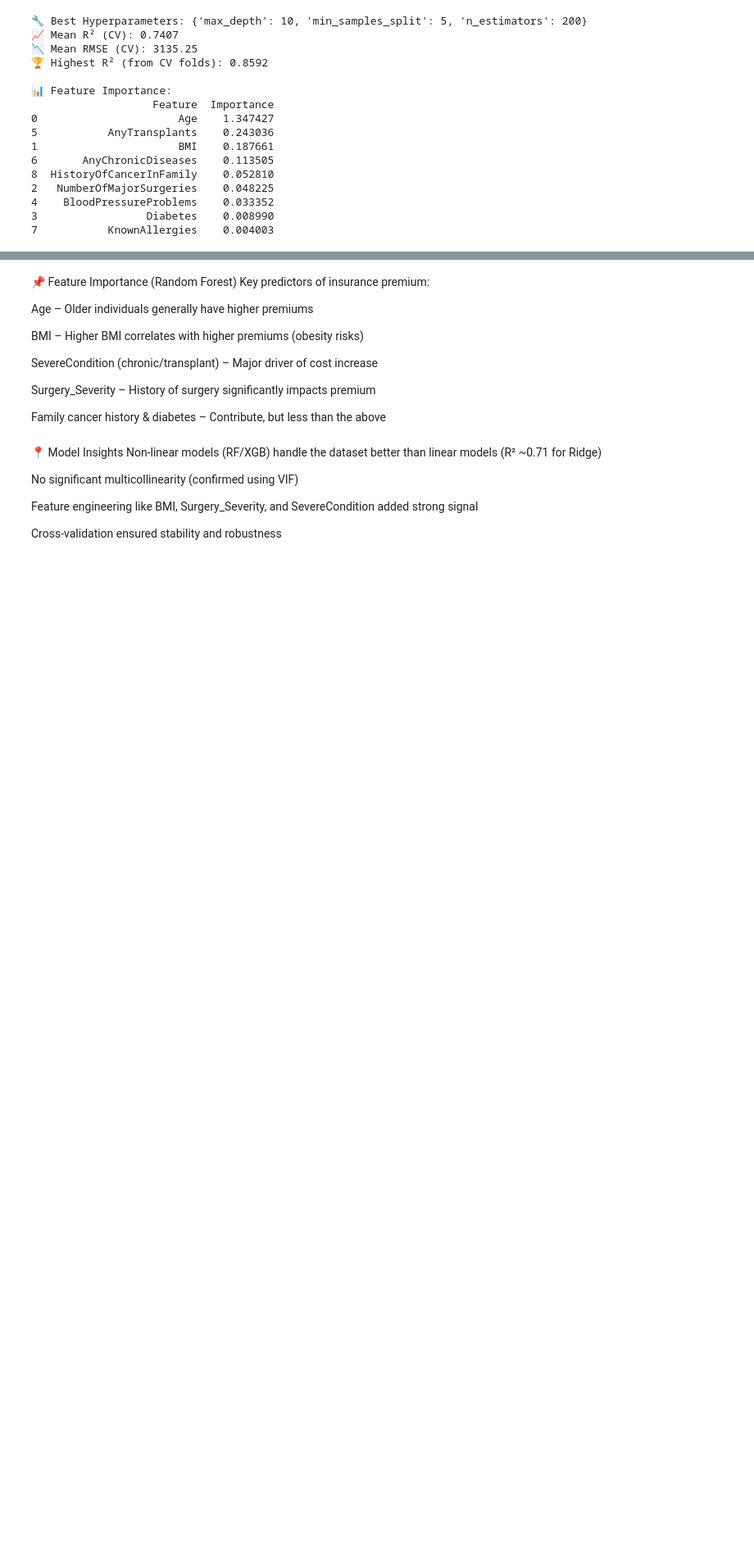
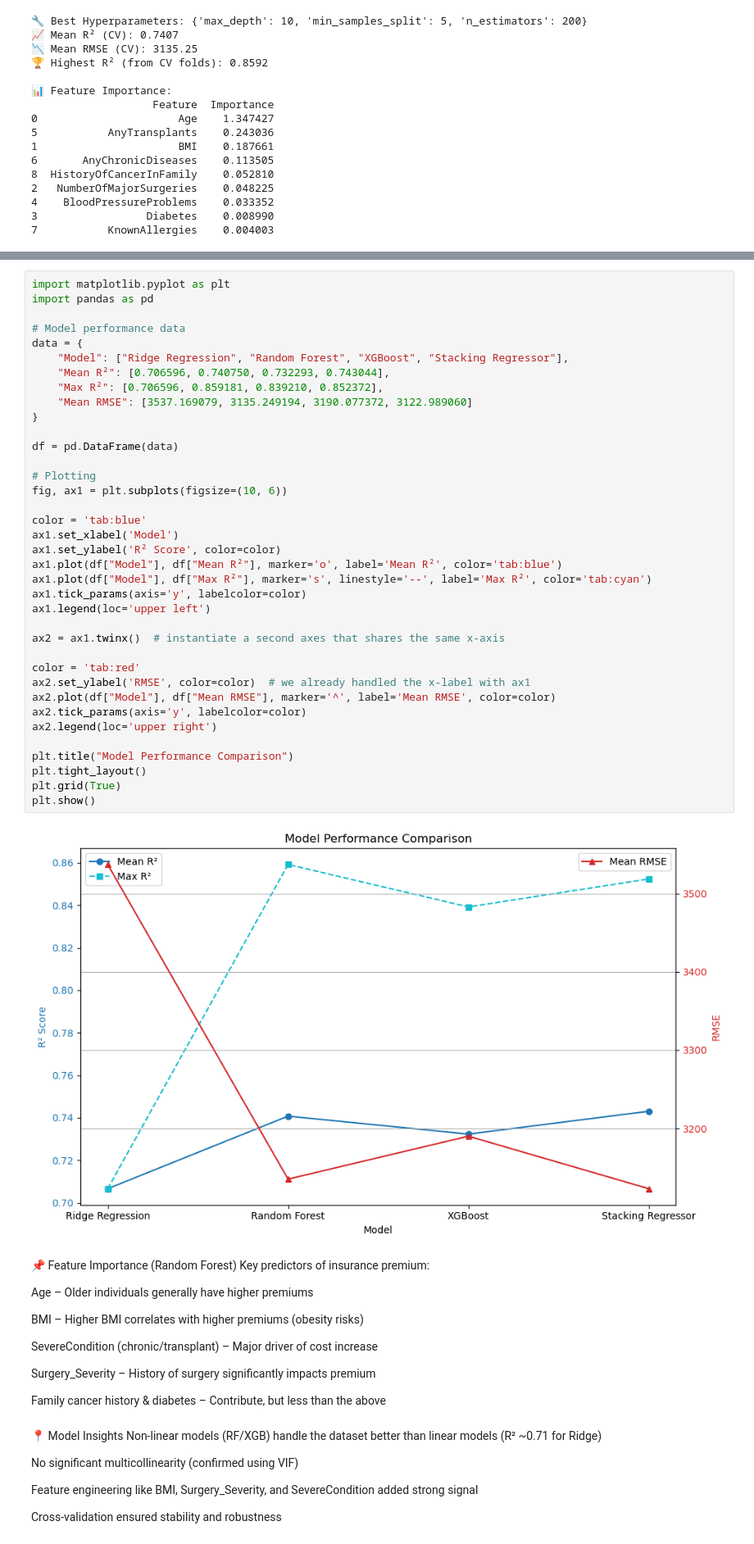
Before and after one commit to Naveen1522/InsurancePremiumEstimator, a Jupyter notebook: InsuranceCostPrediction.ipynb, the cells around one changed output, grey strips where cells are left out. Shown at 82% size. Cells and saved outputs as stored; diff of their text form; blank space fills up the shorter version.

```diff
--- a/InsuranceCostPrediction.ipynb
+++ b/InsuranceCostPrediction.ipynb
@@ -1063,3 +1074,42 @@ stacking_summary
+# %%
+import matplotlib.pyplot as plt
+import pandas as pd
+
+# Model performance data
+data = {
+    "Model": ["Ridge Regression", "Random Forest", "XGBoost", "Stacking Regressor"],
+    "Mean R²": [0.706596, 0.740750, 0.732293, 0.743044],
+    "Max R²": [0.706596, 0.859181, 0.839210, 0.852372],
+    "Mean RMSE": [3537.169079, 3135.249194, 3190.077372, 3122.989060]
+}
+
+df = pd.DataFrame(data)
+
+# Plotting
+fig, ax1 = plt.subplots(figsize=(10, 6))
+
+color = 'tab:blue'
+ax1.set_xlabel('Model')
+ax1.set_ylabel('R² Score', color=color)
+ax1.plot(df["Model"], df["Mean R²"], marker='o', label='Mean R²', color='tab:blue')
+ax1.plot(df["Model"], df["Max R²"], marker='s', linestyle='--', label='Max R²', color='tab:cyan')
+ax1.tick_params(axis='y', labelcolor=color)
+ax1.legend(loc='upper left')
+
+ax2 = ax1.twinx()  # instantiate a second axes that shares the same x-axis
+
+color = 'tab:red'
+ax2.set_ylabel('RMSE', color=color)  # we already handled the x-label with ax1
+ax2.plot(df["Model"], df["Mean RMSE"], marker='^', label='Mean RMSE', color=color)
+ax2.tick_params(axis='y', labelcolor=color)
+ax2.legend(loc='upper right')
+
+plt.title("Model Performance Comparison")
+plt.tight_layout()
+plt.grid(True)
+plt.show()
+# %% [output]
+[figure, added]
 # %% [markdown]
 📌 Feature Importance (Random Forest)
 Key predictors of insurance premium:
```
Also changed, not shown: parts of 12 cells of this notebook.
